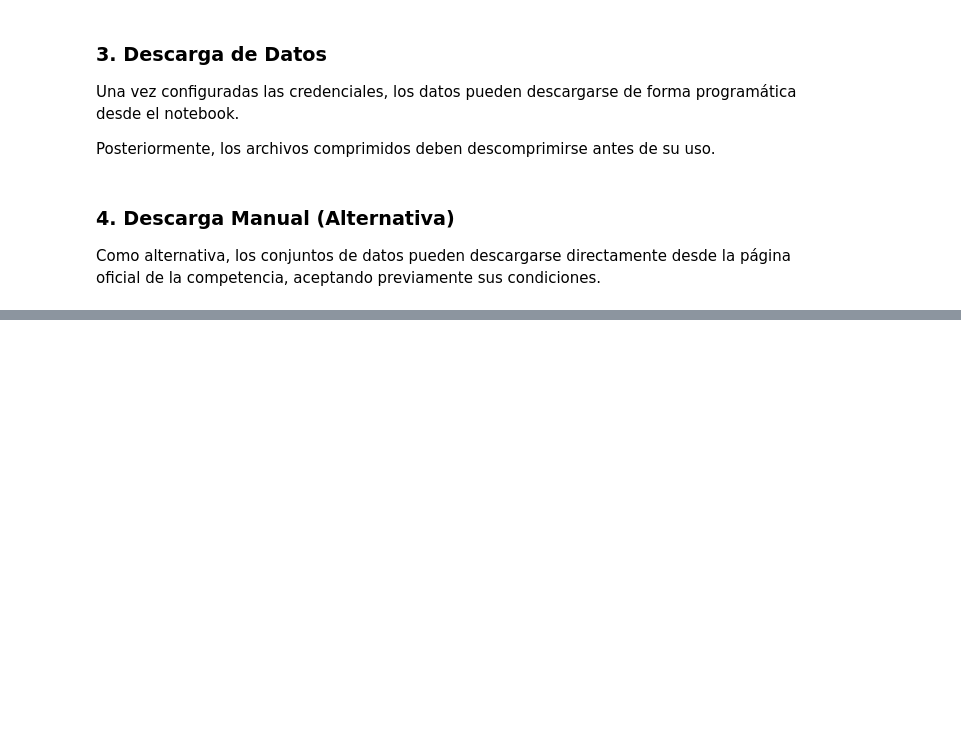
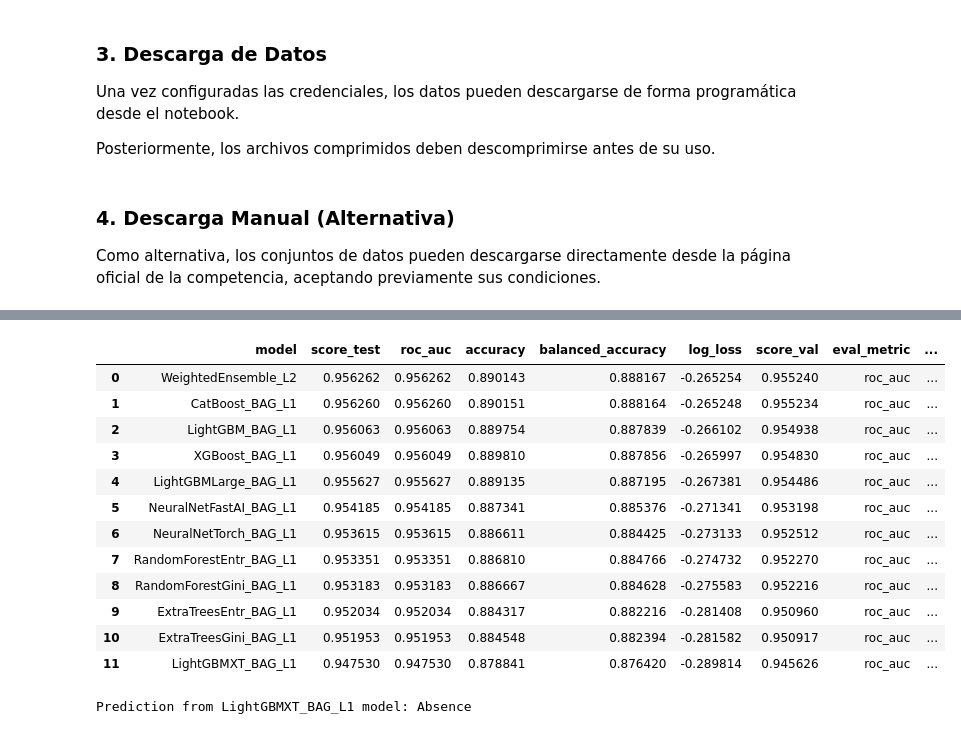
Before and after one commit to ValentinoAlvarado/predicting_heart_disease, a Jupyter notebook: project.ipynb, the cells around one changed output, grey strips where cells are left out. Drawn from its saved outputs; the diff is of its cells as text; code cells hidden in the pictures; blank space fills up the shorter version.

```diff
--- a/project.ipynb
+++ b/project.ipynb
@@ -55,0 +201,7 @@ Como alternativa, los conjuntos de datos pueden descargarse directamente desde l
+# %%
+from autogluon.tabular import TabularPredictor
+
+path="models/"
+predictor = TabularPredictor.load("models/")
+
+predictor.leaderboard(val_set)
@@ -55,0 +222,9 @@ Como alternativa, los conjuntos de datos pueden descargarse directamente desde l
+# %%
+print(f'Prior to calibration (predictor.decision_threshold={predictor.decision_threshold}):')
+scores = predictor.evaluate(val_set)
+
+calibrated_decision_threshold = predictor.calibrate_decision_threshold()
+predictor.set_decision_threshold(calibrated_decision_threshold)
+
+print(f'After calibration (predictor.decision_threshold={predictor.decision_threshold}):')
+scores_calibrated = predictor.evaluate(val_set)
@@ -55,0 +326,24 @@ Como alternativa, los conjuntos de datos pueden descargarse directamente desde l
+# %%
+predictor.leaderboard(val_set, extra_metrics=['roc_auc', 'accuracy', 'balanced_accuracy', 'log_loss'])
+# %% [output]
+|  | model | score_test | roc_auc | accuracy | balanced_accuracy | log_loss | score_val | eval_metric | ... |
+| 0 | WeightedEnsemble_L2 | 0.956262 | 0.956262 | 0.890143 | 0.888167 | -0.265254 | 0.955240 | roc_auc | ... |
+| 1 | CatBoost_BAG_L1 | 0.956260 | 0.956260 | 0.890151 | 0.888164 | -0.265248 | 0.955234 | roc_auc | ... |
+| 2 | LightGBM_BAG_L1 | 0.956063 | 0.956063 | 0.889754 | 0.887839 | -0.266102 | 0.954938 | roc_auc | ... |
+| 3 | XGBoost_BAG_L1 | 0.956049 | 0.956049 | 0.889810 | 0.887856 | -0.265997 | 0.954830 | roc_auc | ... |
+| 4 | LightGBMLarge_BAG_L1 | 0.955627 | 0.955627 | 0.889135 | 0.887195 | -0.267381 | 0.954486 | roc_auc | ... |
+| 5 | NeuralNetFastAI_BAG_L1 | 0.954185 | 0.954185 | 0.887341 | 0.885376 | -0.271341 | 0.953198 | roc_auc | ... |
+| 6 | NeuralNetTorch_BAG_L1 | 0.953615 | 0.953615 | 0.886611 | 0.884425 | -0.273133 | 0.952512 | roc_auc | ... |
+| 7 | RandomForestEntr_BAG_L1 | 0.953351 | 0.953351 | 0.886810 | 0.884766 | -0.274732 | 0.952270 | roc_auc | ... |
+| 8 | RandomForestGini_BAG_L1 | 0.953183 | 0.953183 | 0.886667 | 0.884628 | -0.275583 | 0.952216 | roc_auc | ... |
+| 9 | ExtraTreesEntr_BAG_L1 | 0.952034 | 0.952034 | 0.884317 | 0.882216 | -0.281408 | 0.950960 | roc_auc | ... |
+| 10 | ExtraTreesGini_BAG_L1 | 0.951953 | 0.951953 | 0.884548 | 0.882394 | -0.281582 | 0.950917 | roc_auc | ... |
+| 11 | LightGBMXT_BAG_L1 | 0.947530 | 0.947530 | 0.878841 | 0.876420 | -0.289814 | 0.945626 | roc_auc | ... |
+# %%
+i = 0  # index of model to use
+all_models = predictor.model_names()
+model_to_use = all_models[i]
+model_pred = predictor.predict(datapoint, model=model_to_use)
+print("Prediction from %s model: %s" % (model_to_use, model_pred.iloc[0]))
+# %% [output]
+Prediction from LightGBMXT_BAG_L1 model: Absence
```
Also changed, not shown: parts of 24 cells of this notebook.
